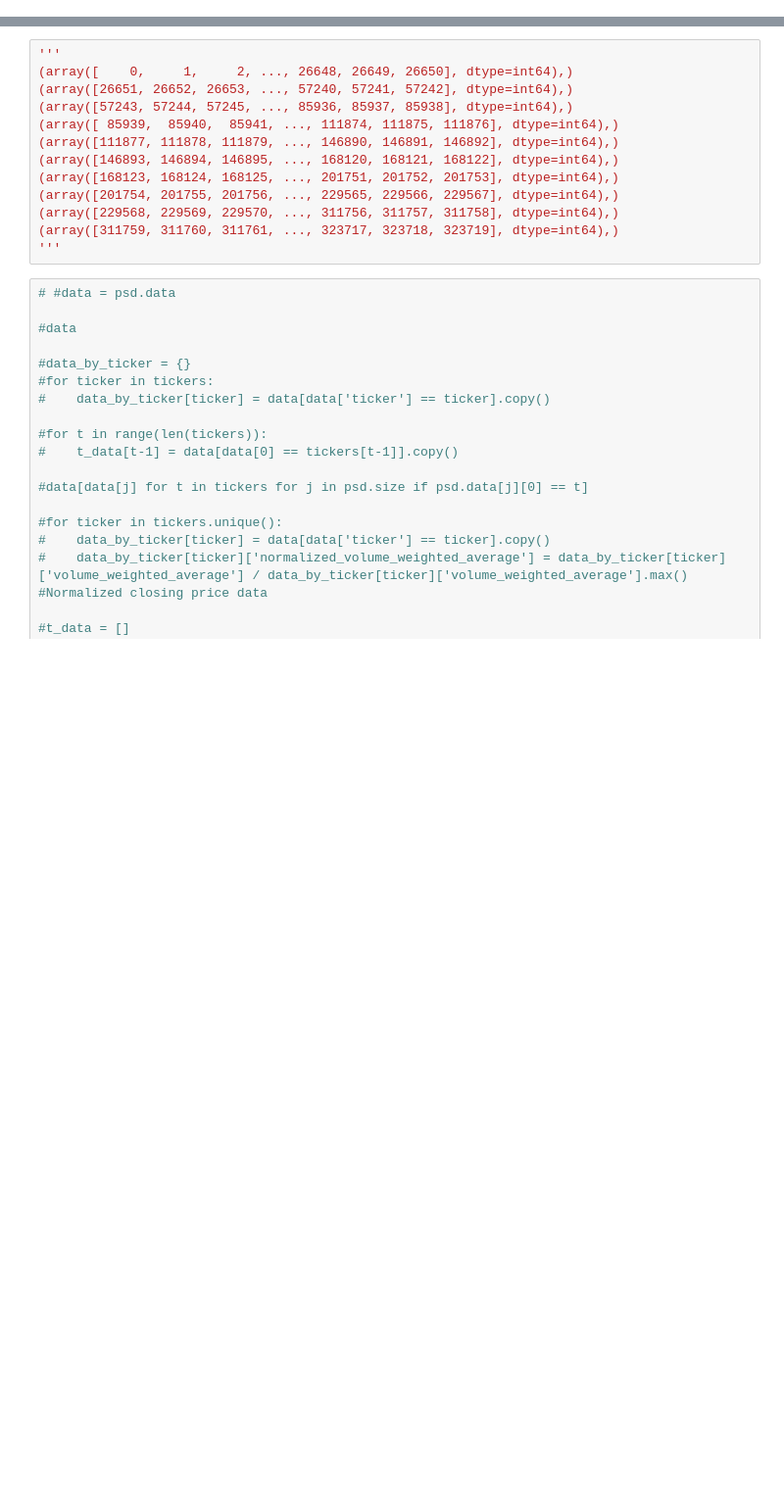
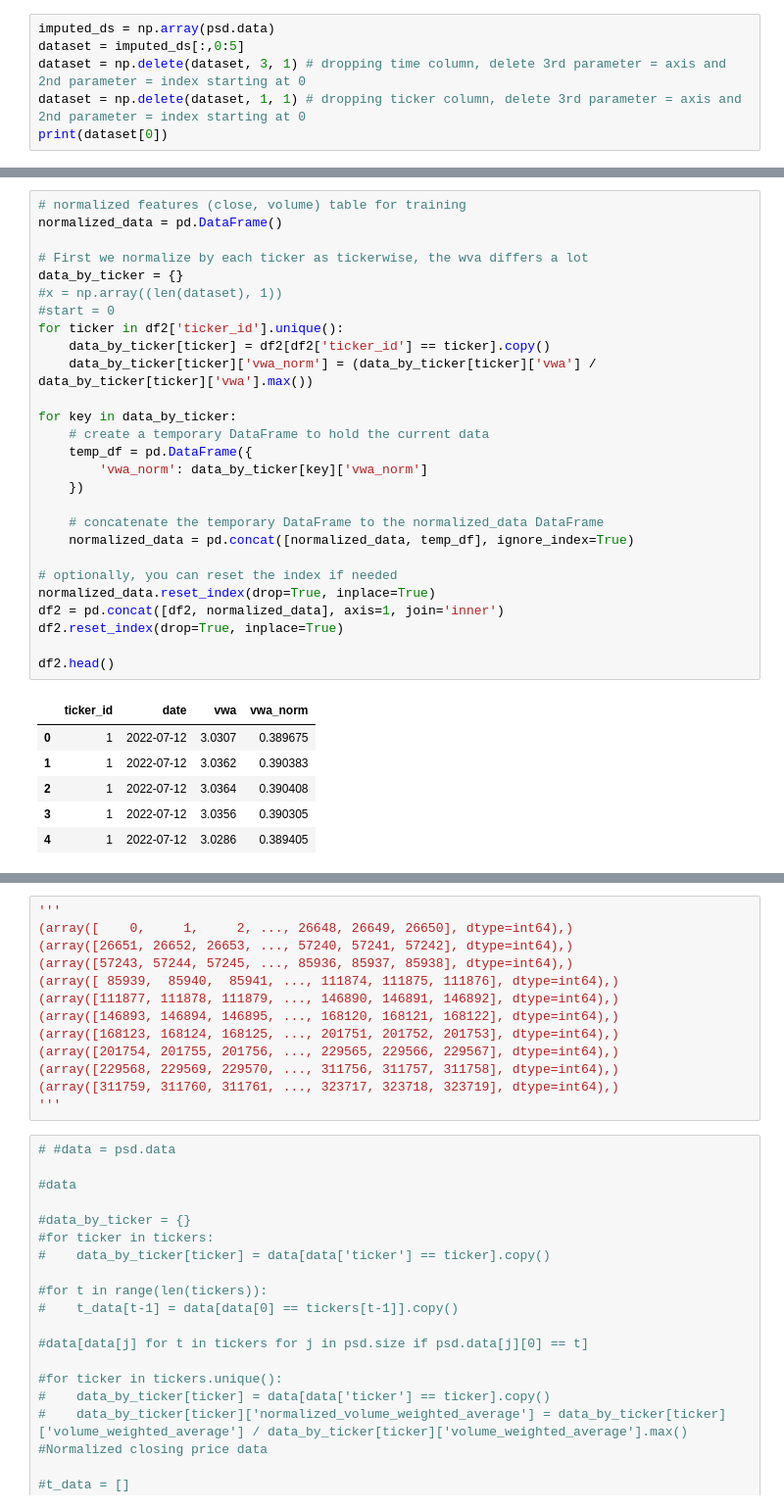
Before and after one commit to CSE-115-UCSC/penny-stock-lstm, a Jupyter notebook: PennyStockDataTest.ipynb, the cells around one changed output, grey strips where cells are left out. Shown at 98% size. Saved outputs shown, nothing was run; the diff lists cells and outputs as text; blank space fills up the shorter version.

```diff
--- a/PennyStockDataTest.ipynb
+++ b/PennyStockDataTest.ipynb
@@ -31,0 +145,6 @@ print(len(dataset))
+# %%
+imputed_ds = np.array(psd.data)
+dataset = imputed_ds[:,0:5]
+dataset = np.delete(dataset, 3, 1) # dropping time column, delete 3rd parameter = axis and 2nd parameter = index starting at 0
+dataset = np.delete(dataset, 1, 1) # dropping ticker column, delete 3rd parameter = axis and 2nd parameter = index starting at 0
+print(dataset[0])
@@ -31,0 +167,34 @@ print(len(dataset))
+# %%
+# normalized features (close, volume) table for training
+normalized_data = pd.DataFrame()
+
+# First we normalize by each ticker as tickerwise, the wva differs a lot
+data_by_ticker = {}
+#x = np.array((len(dataset), 1))
+#start = 0
+for ticker in df2['ticker_id'].unique():
+    data_by_ticker[ticker] = df2[df2['ticker_id'] == ticker].copy()
+    data_by_ticker[ticker]['vwa_norm'] = (data_by_ticker[ticker]['vwa'] / data_by_ticker[ticker]['vwa'].max())
+
+for key in data_by_ticker:
+    # create a temporary DataFrame to hold the current data
+    temp_df = pd.DataFrame({
+        'vwa_norm': data_by_ticker[key]['vwa_norm']
+    })
+
+    # concatenate the temporary DataFrame to the normalized_data DataFrame
+    normalized_data = pd.concat([normalized_data, temp_df], ignore_index=True)
+
+# optionally, you can reset the index if needed
+normalized_data.reset_index(drop=True, inplace=True)
+df2 = pd.concat([df2, normalized_data], axis=1, join='inner')
+df2.reset_index(drop=True, inplace=True)
+
+df2.head()
+# %% [output]
+|  | ticker_id | date | vwa | vwa_norm |
+| 0 | 1 | 2022-07-12 | 3.0307 | 0.389675 |
+| 1 | 1 | 2022-07-12 | 3.0362 | 0.390383 |
+| 2 | 1 | 2022-07-12 | 3.0364 | 0.390408 |
+| 3 | 1 | 2022-07-12 | 3.0356 | 0.390305 |
+| 4 | 1 | 2022-07-12 | 3.0286 | 0.389405 |
```
Also changed, not shown: parts of 23 cells of this notebook, 2 other files.
